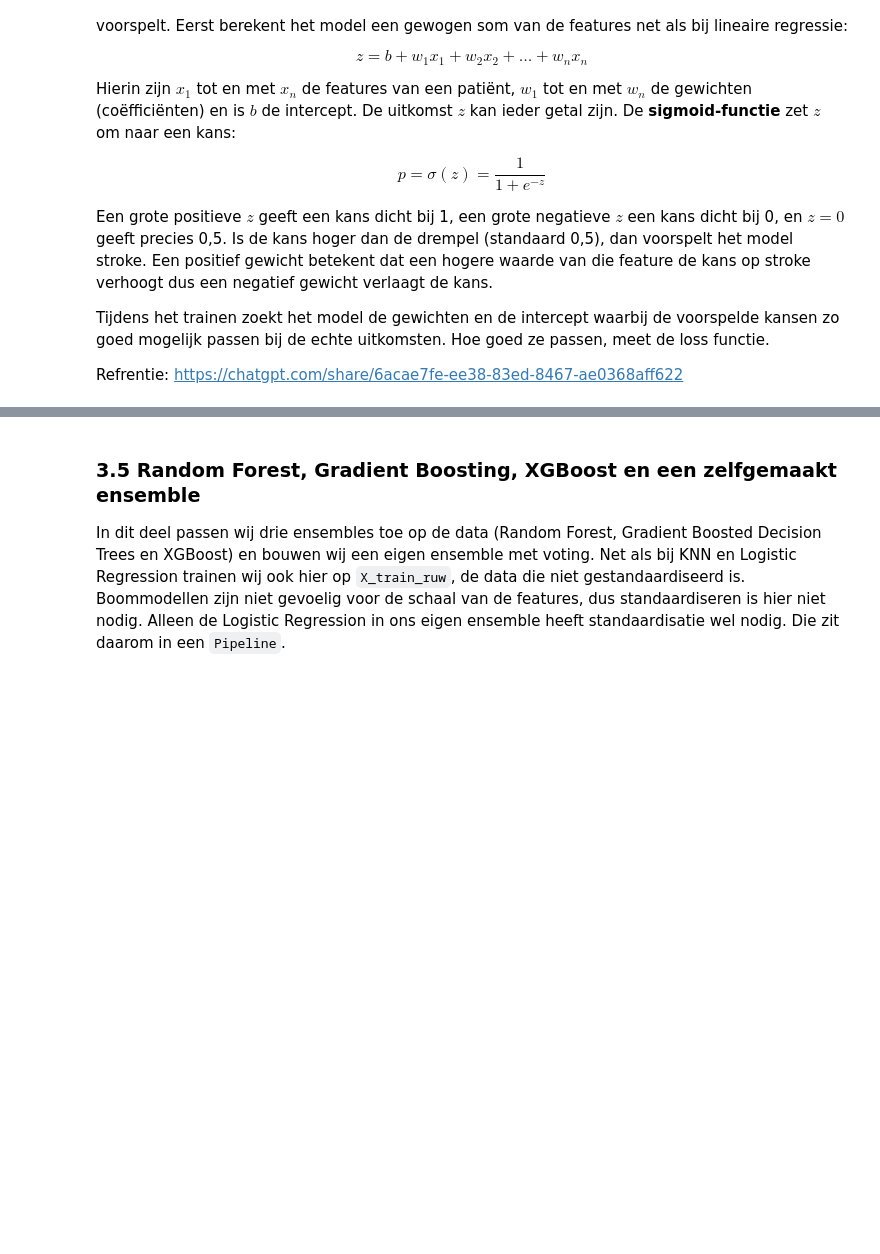
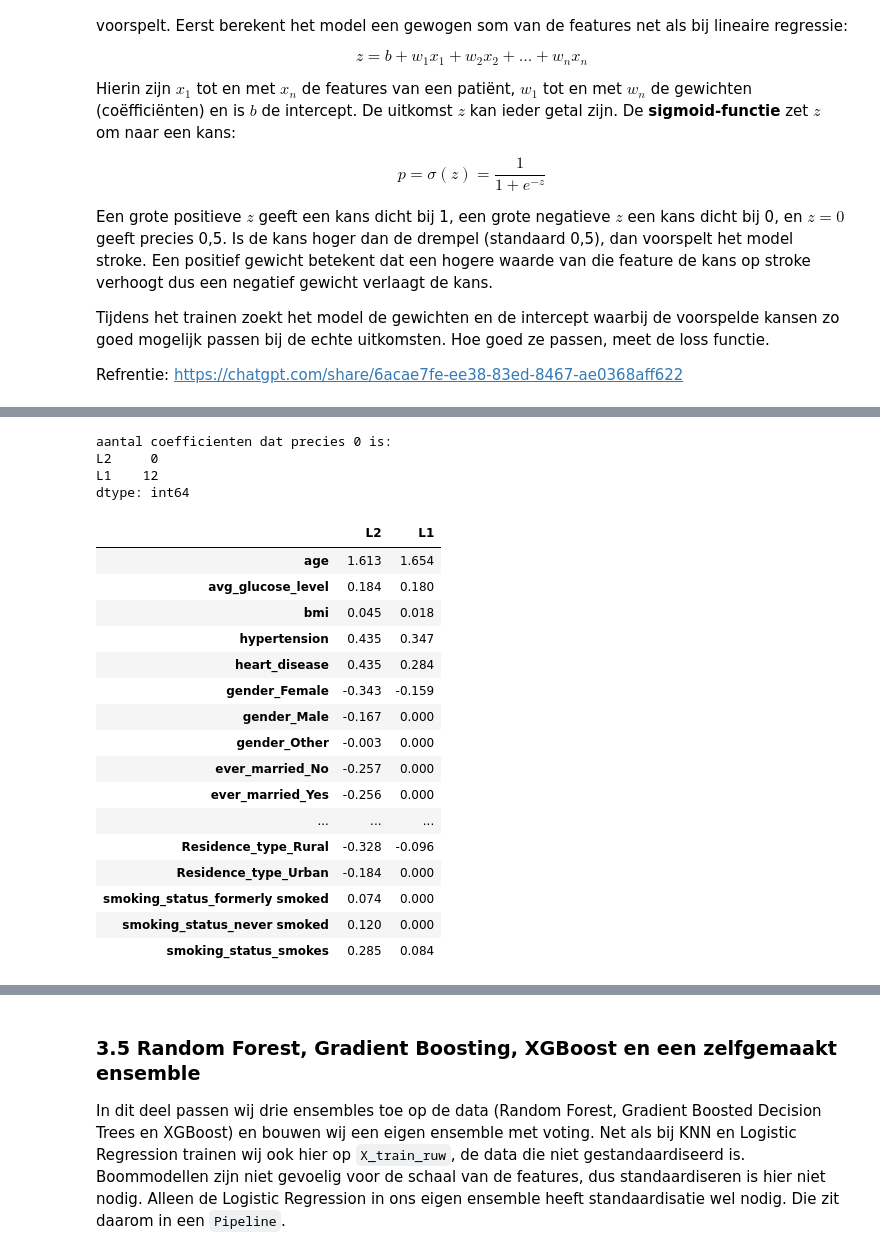
Before and after one commit to AlishaSR2k5/Machine-Learning-Portfolio-1, a Jupyter notebook: portfolio_opdracht_stroke.ipynb, the cells around one changed output, grey strips where cells are left out. Saved outputs shown, nothing was run; the diff lists cells and outputs as text; code cells hidden in the pictures; blank space fills up the shorter version.

```diff
--- a/portfolio_opdracht_stroke.ipynb
+++ b/portfolio_opdracht_stroke.ipynb
@@ -1100,0 +1208,39 @@ Refrentie: https://chatgpt.com/share/6acae7fe-ee38-83ed-8467-ae0368aff622
+# %%
+# coefficienten bij sterke regularisatie (C = 0,01): L2 tegenover L1
+coefs = {}
+for naam, ratio in [("L2", 0), ("L1", 1)]:
+    lr_reg = Pipeline([
+        ("schalen", maak_schaler()),
+        ("model", LogisticRegression(solver="liblinear", l1_ratio=ratio,
+                                     C=0.01, class_weight="balanced")),
+    ])
+    lr_reg.fit(X_train_ruw, y_train)
+    coefs[naam] = lr_reg.named_steps["model"].coef_[0]
+
+namen = lr_reg.named_steps["schalen"].get_feature_names_out()
+coef_tabel = pd.DataFrame(coefs, index=namen).round(3)
+print("aantal coefficienten dat precies 0 is:")
+print((coef_tabel == 0).sum())
+coef_tabel
+# %% [output]
+aantal coefficienten dat precies 0 is:
+L2     0
+L1    12
+dtype: int64
+|  | L2 | L1 |
+| age | 1.613 | 1.654 |
+| avg_glucose_level | 0.184 | 0.180 |
+| bmi | 0.045 | 0.018 |
+| hypertension | 0.435 | 0.347 |
+| heart_disease | 0.435 | 0.284 |
+| gender_Female | -0.343 | -0.159 |
+| gender_Male | -0.167 | 0.000 |
+| gender_Other | -0.003 | 0.000 |
+| ever_married_No | -0.257 | 0.000 |
+| ever_married_Yes | -0.256 | 0.000 |
+| ... | ... | ... |
+| Residence_type_Rural | -0.328 | -0.096 |
+| Residence_type_Urban | -0.184 | 0.000 |
+| smoking_status_formerly smoked | 0.074 | 0.000 |
+| smoking_status_never smoked | 0.120 | 0.000 |
+| smoking_status_smokes | 0.285 | 0.084 |
```
Also changed, not shown: parts of 18 cells of this notebook.
